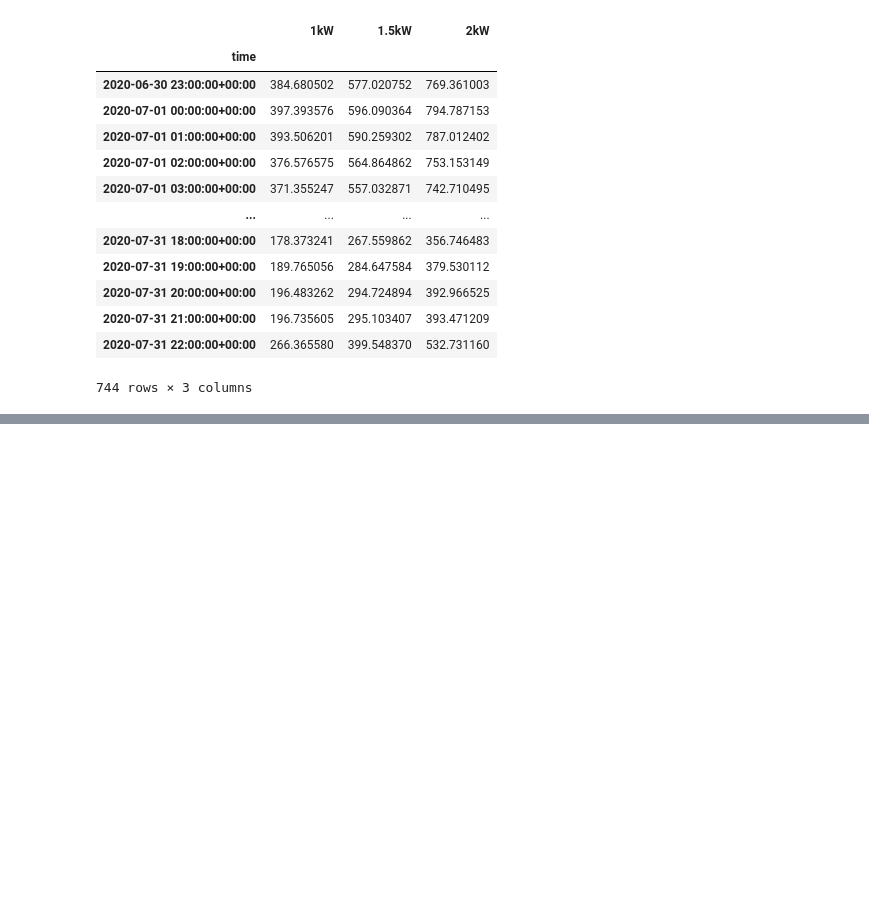
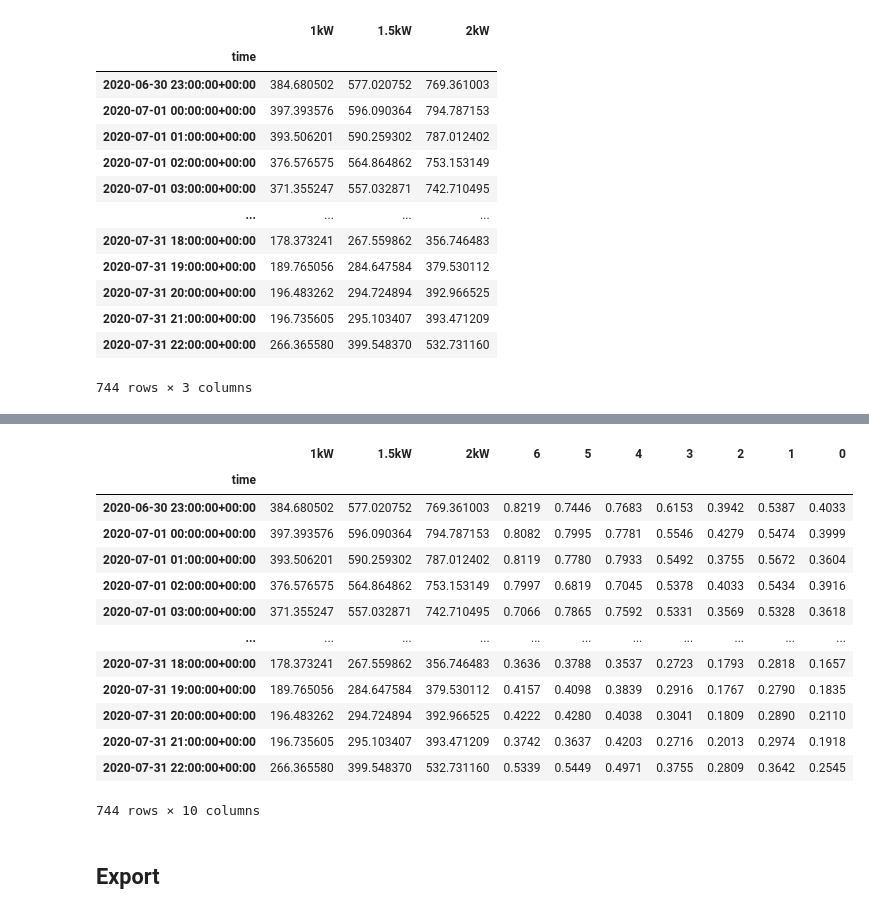
Before and after one commit to erik-3milabs/private-billings-data-generation, a Jupyter notebook: wind/wind.ipynb, the cells around one changed output, grey strips where cells are left out. Drawn from its saved outputs; the diff is of its cells as text; code cells hidden in the pictures; blank space fills up the shorter version.

```diff
--- a/wind/wind.ipynb
+++ b/wind/wind.ipynb
@@ -242,3 +251,61 @@ df
+# %%
+from typing import List, Callable
+import random
+
+Vector = List[float]
+
+def generate_vector(
+        input_vectors: List[Vector],
+        randomizer: Callable[[float], float]
+    ) -> Vector:
+    """
+    Generate random vector, using uniform sampling.
+    :param input_data: set of vectors to sample from
+    :param randomizer: callback used to compute a new value.
+    :returns: uniformly random sampled vector
+    """
+    # 1. Select random existing data vector
+    base_vector = random.choice(input_vectors)
+
+    # 2. Generate random vector using uniformly random sampling
+    new_vec = []
+    for val in base_vector:
+        new_val = randomizer(val)
+        rounded_new_val = round(new_val, DECIMAL_PRECISION)
+        new_vec.append(rounded_new_val)
+
+    return new_vec
+# %%
+def randomizer(val: float) -> float:
+    return (val * random.uniform(*WT_EFFICIENCY_BOUNDS)) / 1000
+
+nr_new_performances = NR_WINDMILLS - len(performances)
+for idx in range(nr_new_performances):
+    # Generate new performance
+    new_performance = generate_vector(performances, randomizer)
+
+    # Add new performance to dataframe
+    perf_series = pd.Series(new_performance, index=df.index)
+    df.insert(3, idx, perf_series)
+
+df
+# %% [output]
+|  | 1kW | 1.5kW | 2kW | 6 | 5 | 4 | 3 | 2 | 1 | 0 |
+| time |  |  |  |  |  |  |  |  |  |  |
+| 2020-06-30 23:00:00+00:00 | 384.680502 | 577.020752 | 769.361003 | 0.8219 | 0.7446 | 0.7683 | 0.6153 | 0.3942 | 0.5387 | 0.4033 |
+| 2020-07-01 00:00:00+00:00 | 397.393576 | 596.090364 | 794.787153 | 0.8082 | 0.7995 | 0.7781 | 0.5546 | 0.4279 | 0.5474 | 0.3999 |
+| 2020-07-01 01:00:00+00:00 | 393.506201 | 590.259302 | 787.012402 | 0.8119 | 0.7780 | 0.7933 | 0.5492 | 0.3755 | 0.5672 | 0.3604 |
+| 2020-07-01 02:00:00+00:00 | 376.576575 | 564.864862 | 753.153149 | 0.7997 | 0.6819 | 0.7045 | 0.5378 | 0.4033 | 0.5434 | 0.3916 |
+| 2020-07-01 03:00:00+00:00 | 371.355247 | 557.032871 | 742.710495 | 0.7066 | 0.7865 | 0.7592 | 0.5331 | 0.3569 | 0.5328 | 0.3618 |
+| ... | ... | ... | ... | ... | ... | ... | ... | ... | ... | ... |
+| 2020-07-31 18:00:00+00:00 | 178.373241 | 267.559862 | 356.746483 | 0.3636 | 0.3788 | 0.3537 | 0.2723 | 0.1793 | 0.2818 | 0.1657 |
+| 2020-07-31 19:00:00+00:00 | 189.765056 | 284.647584 | 379.530112 | 0.4157 | 0.4098 | 0.3839 | 0.2916 | 0.1767 | 0.2790 | 0.1835 |
+| 2020-07-31 20:00:00+00:00 | 196.483262 | 294.724894 | 392.966525 | 0.4222 | 0.4280 | 0.4038 | 0.3041 | 0.1809 | 0.2890 | 0.2110 |
+| 2020-07-31 21:00:00+00:00 | 196.735605 | 295.103407 | 393.471209 | 0.3742 | 0.3637 | 0.4203 | 0.2716 | 0.2013 | 0.2974 | 0.1918 |
+| 2020-07-31 22:00:00+00:00 | 266.365580 | 399.548370 | 532.731160 | 0.5339 | 0.5449 | 0.4971 | 0.3755 | 0.2809 | 0.3642 | 0.2545 |
+744 rows × 10 columns
+# %% [markdown]
+## Export
 # %%
 def export_data(nr_days: int):
     samples = nr_days * 24
```
Also changed, not shown: parts of 3 cells of this notebook, 3 other files.
